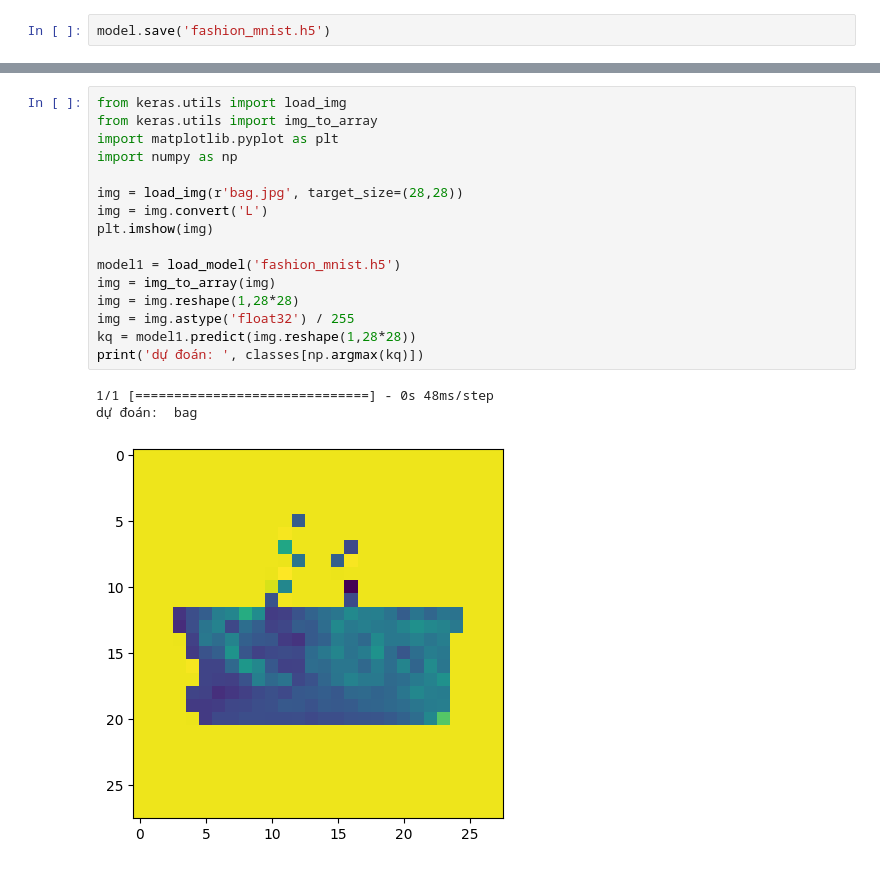
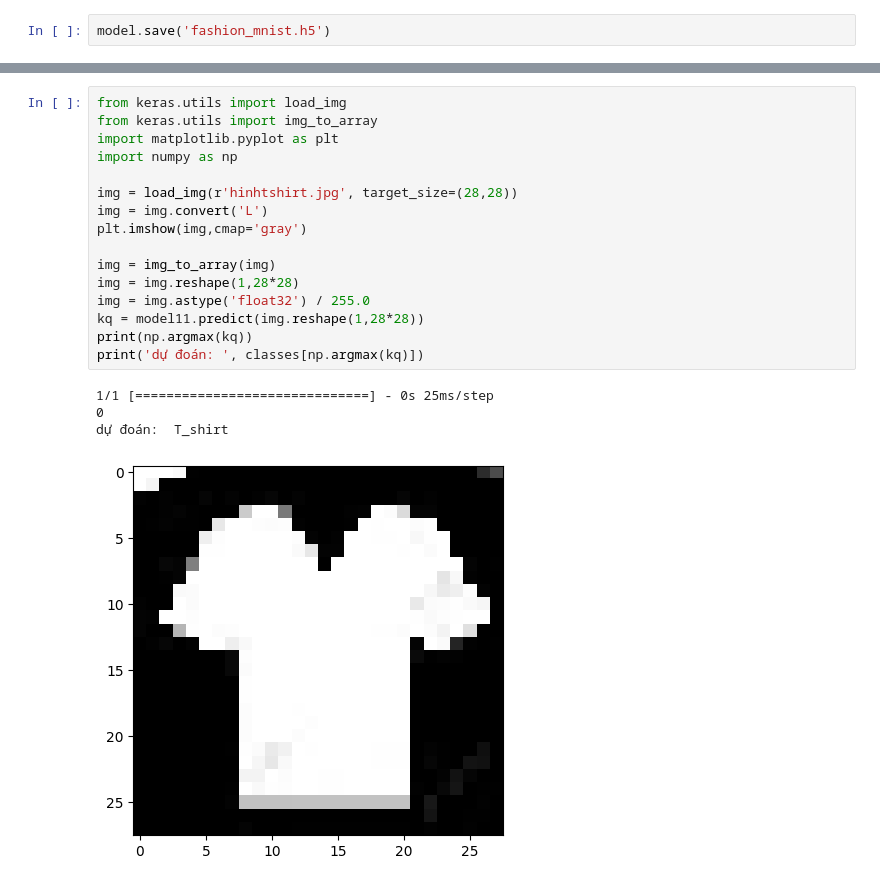
Before and after one commit to Trrunghau/AI, a Jupyter notebook: fashion_mnist.ipynb, the cells around one changed output, grey strips where cells are left out. Drawn from its saved outputs; the diff is of its cells as text.

```diff
--- a/fashion_mnist.ipynb
+++ b/fashion_mnist.ipynb
@@ -127,20 +127,21 @@ dự đoán:  shirt
 # %%
 from keras.utils import load_img
 from keras.utils import img_to_array
 import matplotlib.pyplot as plt
 import numpy as np
 
-img = load_img(r'bag.jpg', target_size=(28,28))
+img = load_img(r'hinhtshirt.jpg', target_size=(28,28))
 img = img.convert('L')
-plt.imshow(img)
+plt.imshow(img,cmap='gray')
 
-model1 = load_model('fashion_mnist.h5')
 img = img_to_array(img)
 img = img.reshape(1,28*28)
-img = img.astype('float32') / 255
-kq = model1.predict(img.reshape(1,28*28))
+img = img.astype('float32') / 255.0
+kq = model11.predict(img.reshape(1,28*28))
+print(np.argmax(kq))
 print('dự đoán: ', classes[np.argmax(kq)])
 # %% [output]
-1/1 [==============================] - 0s 48ms/step
-dự đoán:  bag
+1/1 [==============================] - 0s 25ms/step
+0
+dự đoán:  T_shirt
-[figure, old version]
+[figure, new version]
```
Also changed, not shown: parts of 8 cells of this notebook.
